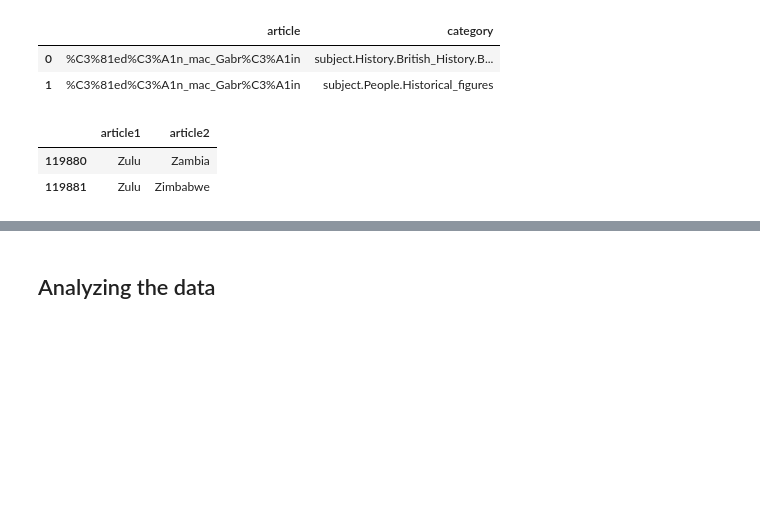
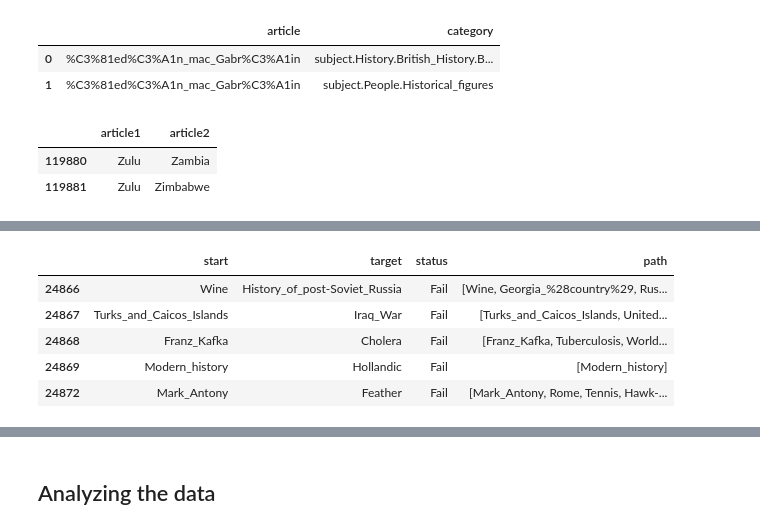
Before and after one commit to epfl-ada/ada-2022-project-souvladaki, a Jupyter notebook: project.ipynb, the cells around one changed output, grey strips where cells are left out. Drawn from its saved outputs; the diff is of its cells as text; code cells hidden in the pictures; blank space fills up the shorter version.

```diff
--- a/project.ipynb
+++ b/project.ipynb
@@ -42,0 +102,16 @@ paths_finished = pd.read_csv("data/graph/paths_finished.tsv")
+# %%
+red_paths_finished = paths_finished.drop(columns=["rating"])
+red_paths_unfinished = paths_unfinished.drop(columns=["type"])
+
+paths = pd.concat([red_paths_finished,red_paths_unfinished],axis=0).drop(columns=["durationInSec"])
+
+paths = paths.reindex(columns=["start","target","status","path"])
+
+paths.tail()
+# %% [output]
+|  | start | target | status | path |
+| 24866 | Wine | History_of_post-Soviet_Russia | Fail | [Wine, Georgia_%28country%29, Rus... |
+| 24867 | Turks_and_Caicos_Islands | Iraq_War | Fail | [Turks_and_Caicos_Islands, United... |
+| 24868 | Franz_Kafka | Cholera | Fail | [Franz_Kafka, Tuberculosis, World... |
+| 24869 | Modern_history | Hollandic | Fail | [Modern_history] |
+| 24872 | Mark_Antony | Feather | Fail | [Mark_Antony, Rome, Tennis, Hawk-... |
```
Also changed, not shown: parts of 13 cells of this notebook, 1 other file.
